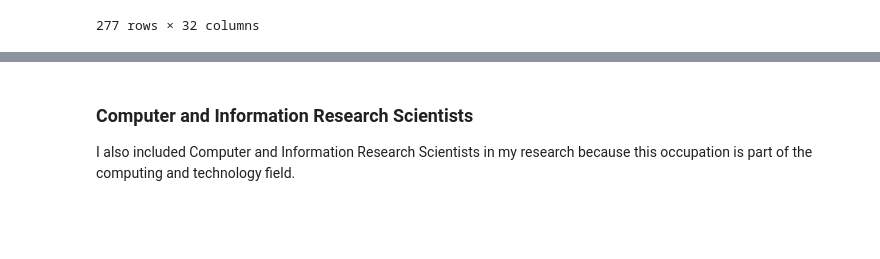
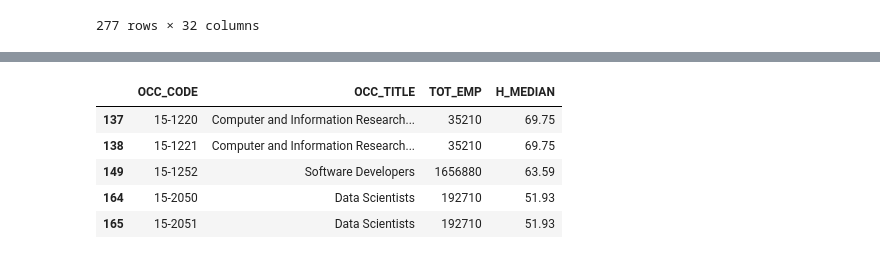
Before and after one commit to FernandaFar/data-visualisation-ca1, a Jupyter notebook: Ca1-Visualisation.ipynb, the cells around one changed output, grey strips where cells are left out. Drawn from its saved outputs; the diff is of its cells as text; code cells hidden in the pictures; blank space fills up the shorter version.

Commit message:
feat: prepare national employment data for selected occupations

```diff
--- a/Ca1-Visualisation.ipynb
+++ b/Ca1-Visualisation.ipynb
@@ -194,2 +194,10 @@ Since the dataset includes information from different areas of the United States
 # %%
-dataset.loc[dataset['AREA_TITLE'] == 'U.S.']
+national_data = dataset.loc[
+    (dataset['AREA_TITLE'] == 'U.S.') &
+    (dataset['NAICS_TITLE'] == 'Cross-industry') &
+    (dataset['OCC_TITLE'].isin([
+        'Data Scientists',
+        'Software Developers',
+        'Computer and Information Research Scientists'
+    ]))
+]
@@ -210,4 +204,9 @@ dataset.loc[dataset['AREA_TITLE'] == 'U.S.']
-# %% [markdown]
-### Computer and Information Research Scientists
-
-I also included Computer and Information Research Scientists in my research because this occupation is part of the computing and technology field.
+# %%
+national_data[['OCC_CODE', 'OCC_TITLE', 'TOT_EMP', 'H_MEDIAN']]
+# %% [output]
+|  | OCC_CODE | OCC_TITLE | TOT_EMP | H_MEDIAN |
+| 137 | 15-1220 | Computer and Information Research... | 35210 | 69.75 |
+| 138 | 15-1221 | Computer and Information Research... | 35210 | 69.75 |
+| 149 | 15-1252 | Software Developers | 1656880 | 63.59 |
+| 164 | 15-2050 | Data Scientists | 192710 | 51.93 |
+| 165 | 15-2051 | Data Scientists | 192710 | 51.93 |
```
Also changed, not shown: parts of 7 cells of this notebook.
